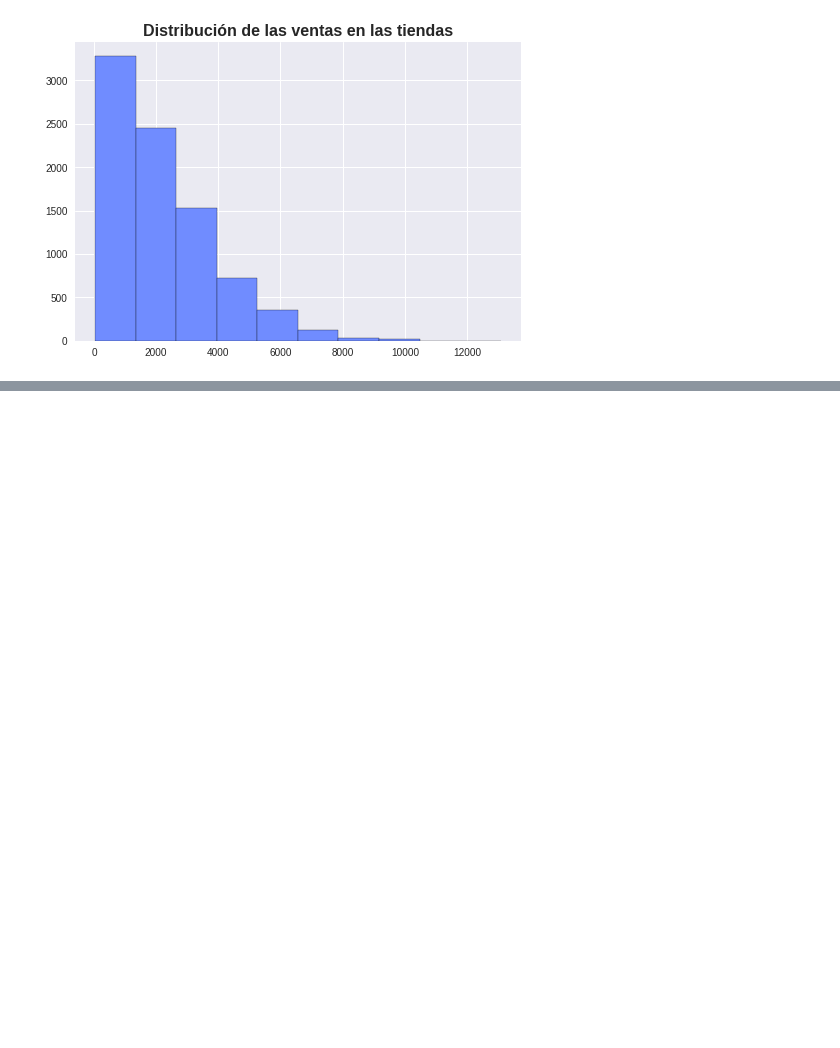
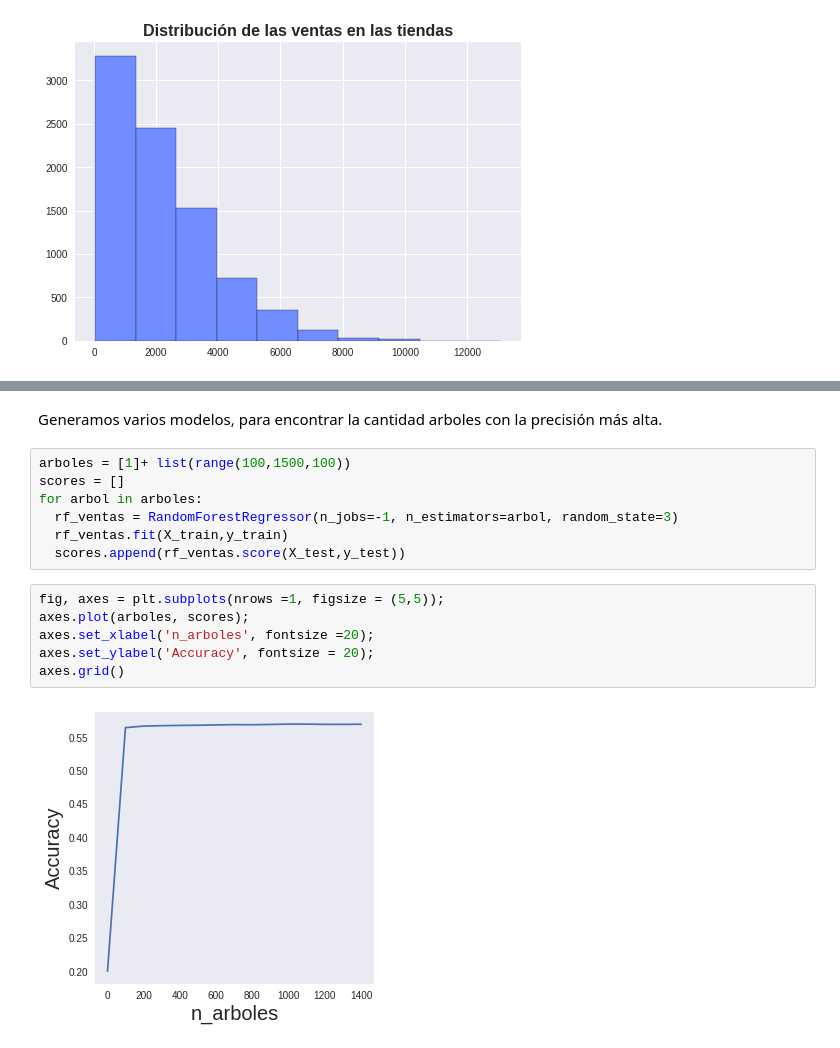
Before and after one commit to Raghnus/predicciones-ventas, a Jupyter notebook: PrediccionVentas.ipynb, the cells around one changed output, grey strips where cells are left out. Cells and saved outputs as stored; diff of their text form; blank space fills up the shorter version.

```diff
--- a/PrediccionVentas.ipynb
+++ b/PrediccionVentas.ipynb
@@ -378,0 +454,17 @@ df_ventas_modelo.head()
+# %% [markdown]
+Generamos varios modelos, para encontrar la cantidad arboles con la precisión más alta.
+# %%
+arboles = [1]+ list(range(100,1500,100))
+scores = []
+for arbol in arboles:
+  rf_ventas = RandomForestRegressor(n_jobs=-1, n_estimators=arbol, random_state=3)
+  rf_ventas.fit(X_train,y_train)
+  scores.append(rf_ventas.score(X_test,y_test))
+# %%
+fig, axes = plt.subplots(nrows =1, figsize = (5,5));
+axes.plot(arboles, scores);
+axes.set_xlabel('n_arboles', fontsize =20);
+axes.set_ylabel('Accuracy', fontsize = 20);
+axes.grid()
+# %% [output]
+[figure, added]
```
Also changed, not shown: parts of 61 cells of this notebook.
